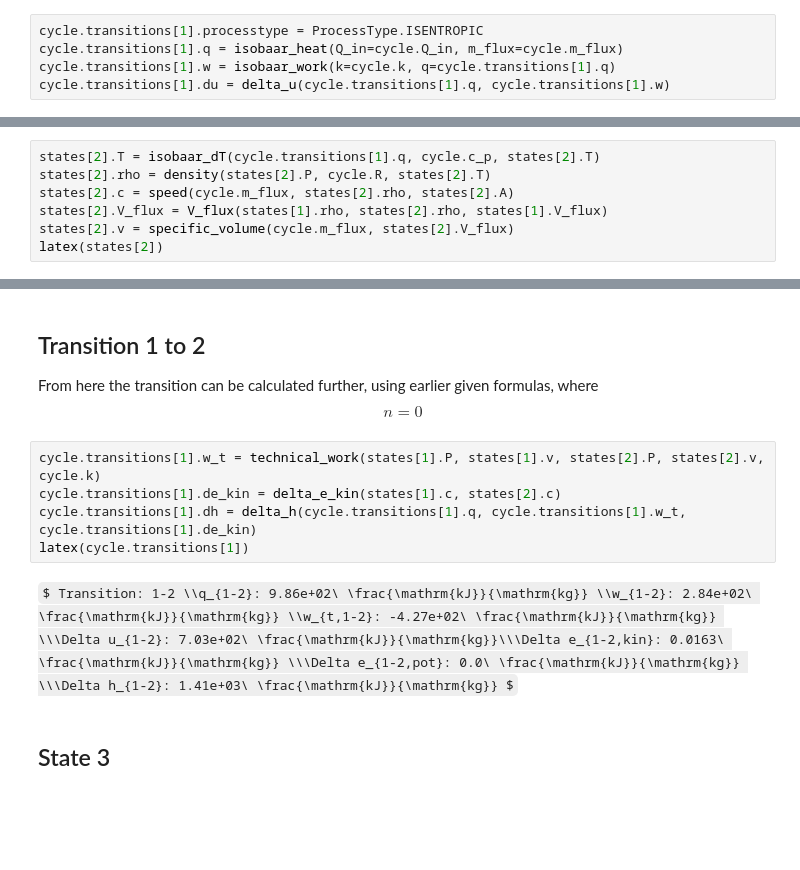
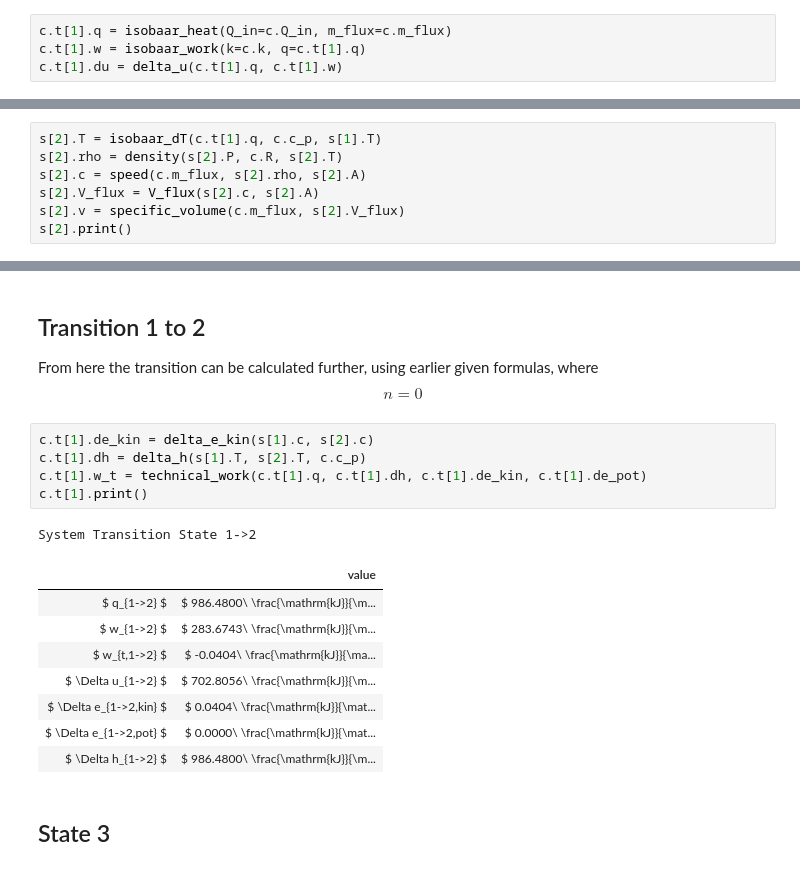
Before and after one commit to peer23peer/TDY2_gasturbine, a Jupyter notebook: Gasturbine.ipynb, the cells around one changed output, grey strips where cells are left out. Cells and saved outputs as stored; diff of their text form; some formulas as TeX source; blank space fills up the shorter version.

```diff
--- a/Gasturbine.ipynb
+++ b/Gasturbine.ipynb
@@ -169,20 +190,19 @@ State 2 can best be calculated by first determining the heat and work transfer i
     \end{cases}
 \end{equation}
 # %%
-cycle.transitions[1].processtype = ProcessType.ISENTROPIC
-cycle.transitions[1].q = isobaar_heat(Q_in=cycle.Q_in, m_flux=cycle.m_flux)
-cycle.transitions[1].w = isobaar_work(k=cycle.k, q=cycle.transitions[1].q)
-cycle.transitions[1].du = delta_u(cycle.transitions[1].q, cycle.transitions[1].w)
+c.t[1].q = isobaar_heat(Q_in=c.Q_in, m_flux=c.m_flux)
+c.t[1].w = isobaar_work(k=c.k, q=c.t[1].q)
+c.t[1].du = delta_u(c.t[1].q, c.t[1].w)
 # %% [markdown]
 From here **state 2** can be calculated, where $ \rho_2 $, $ v_2 $, $ c_2 $ and $ \dot{V}_2 $ are calculated using earlier provided formulas.
 \begin{equation}
     q_{1-2} = c_p(T_2-T_1) \rightarrow T_2 = \frac{q_{1-2}}{c_p} + T_1
 \end{equation}
 # %%
-states[2].T = isobaar_dT(cycle.transitions[1].q, cycle.c_p, states[2].T)
-states[2].rho = density(states[2].P, cycle.R, states[2].T)
-states[2].c = speed(cycle.m_flux, states[2].rho, states[2].A)
-states[2].V_flux = V_flux(states[1].rho, states[2].rho, states[1].V_flux)
-states[2].v = specific_volume(cycle.m_flux, states[2].V_flux)
-latex(states[2])
+s[2].T = isobaar_dT(c.t[1].q, c.c_p, s[1].T)
+s[2].rho = density(s[2].P, c.R, s[2].T)
+s[2].c = speed(c.m_flux, s[2].rho, s[2].A)
+s[2].V_flux = V_flux(s[2].c, s[2].A)
+s[2].v = specific_volume(c.m_flux, s[2].V_flux)
+s[2].print()
 # %% [output]
@@ -193,13 +220,21 @@ From here the transition can be calculated further, using earlier given formulas
 \begin{equation}
     n = 0
 \end{equation}
-# %%
-cycle.transitions[1].w_t = technical_work(states[1].P, states[1].v, states[2].P, states[2].v, cycle.k)
-cycle.transitions[1].de_kin = delta_e_kin(states[1].c, states[2].c)
-cycle.transitions[1].dh = delta_h(cycle.transitions[1].q, cycle.transitions[1].w_t, cycle.transitions[1].de_kin)
-latex(cycle.transitions[1])
-# %% [output]
-$ Transition: 1-2 \\q_{1-2}: 9.86e+02\ \frac{\mathrm{kJ}}{\mathrm{kg}} \\w_{1-2}: 2.84e+02\ \frac{\mathrm{kJ}}{\mathrm{kg}} \\w_{t,1-2}: -4.27e+02\ \frac{\mathrm{kJ}}{\mathrm{kg}} \\\Delta u_{1-2}: 7.03e+02\ \frac{\mathrm{kJ}}{\mathrm{kg}}\\\Delta e_{1-2,kin}: 0.0163\ \frac{\mathrm{kJ}}{\mathrm{kg}} \\\Delta e_{1-2,pot}: 0.0\ \frac{\mathrm{kJ}}{\mathrm{kg}} \\\Delta h_{1-2}: 1.41e+03\ \frac{\mathrm{kJ}}{\mathrm{kg}} $
+# %%
+c.t[1].de_kin = delta_e_kin(s[1].c, s[2].c)
+c.t[1].dh = delta_h(s[1].T, s[2].T, c.c_p)
+c.t[1].w_t = technical_work(c.t[1].q, c.t[1].dh, c.t[1].de_kin, c.t[1].de_pot)
+c.t[1].print()
+# %% [output]
+System Transition State 1->2
+|  | value |
+| $ q_{1->2} $ | $ 986.4800\ \frac{\mathrm{kJ}}{\m... |
+| $ w_{1->2} $ | $ 283.6743\ \frac{\mathrm{kJ}}{\m... |
+| $ w_{t,1->2} $ | $ -0.0404\ \frac{\mathrm{kJ}}{\ma... |
+| $ \Delta u_{1->2} $ | $ 702.8056\ \frac{\mathrm{kJ}}{\m... |
+| $ \Delta e_{1->2,kin} $ | $ 0.0404\ \frac{\mathrm{kJ}}{\mat... |
+| $ \Delta e_{1->2,pot} $ | $ 0.0000\ \frac{\mathrm{kJ}}{\mat... |
+| $ \Delta h_{1->2} $ | $ 986.4800\ \frac{\mathrm{kJ}}{\m... |
 # %% [markdown]
 ## State 3
 # %%
```
Also changed, not shown: parts of 22 cells of this notebook, 1 other file.
